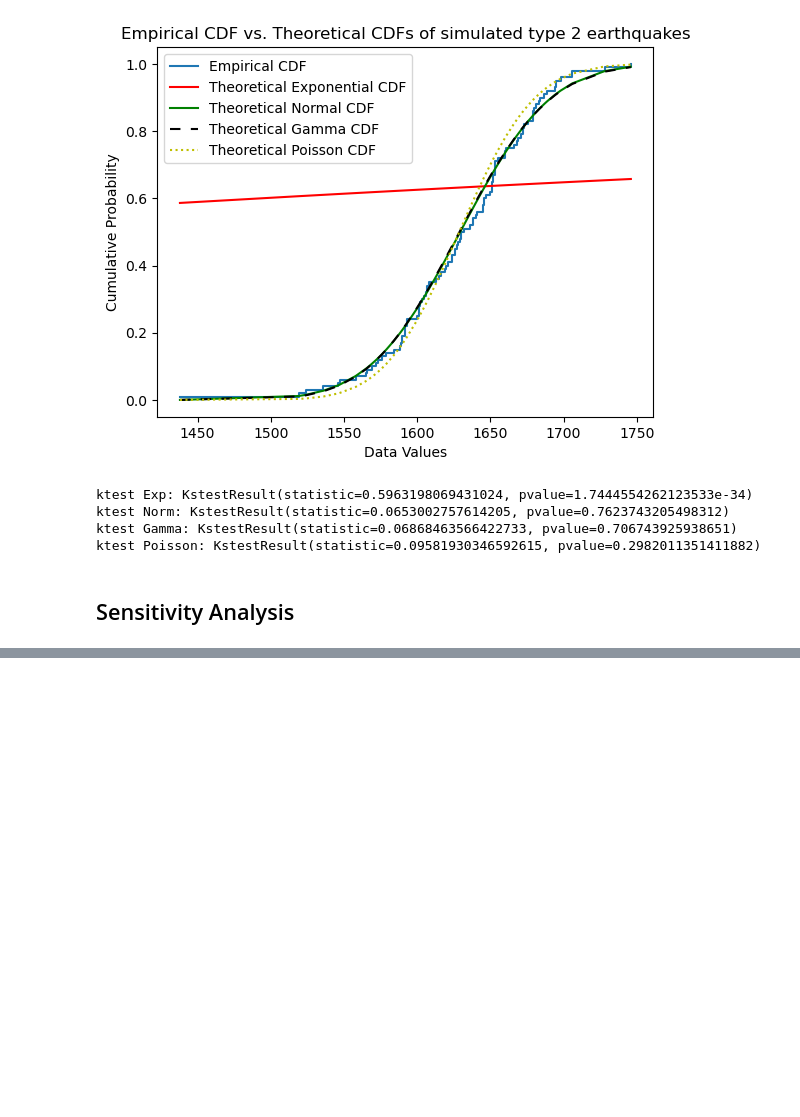
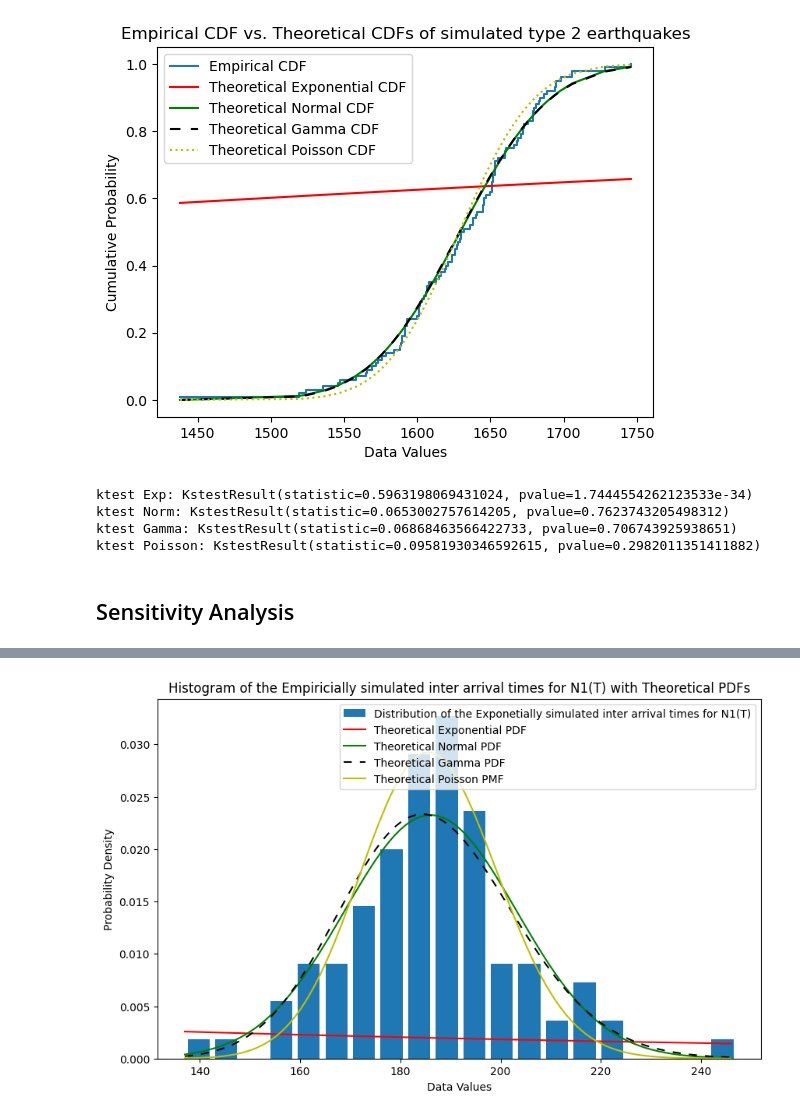
Before and after one commit to Rawbun34/2DF20---Assignment-2, a Jupyter notebook: 2DF20_Assignment_2.ipynb, the cells around one changed output, grey strips where cells are left out. Drawn from its saved outputs; the diff is of its cells as text; code cells hidden in the pictures; blank space fills up the shorter version.

```diff
--- a/2DF20_Assignment_2.ipynb
+++ b/2DF20_Assignment_2.ipynb
@@ -1324,0 +1425,57 @@ Confidence interval mean N1(T): 184.27 +/- 2.9348805961401565
+# %%
+'''
+Plotting the histogram of the Empirically simulated inter arrival times for N1(T) and compare the fitted distribution of this to 4 probability distribution function:
+Exponential distribution, Normal Distribution, Gamma Distribution, and Poisson distribution.
+Then we check which distributions is a good fit to the distribution of N1(T)
+'''
+
+# Using the method of moments the parameters for an exponential, normal, and gamma distribution are estimated
+M1_emp_N1T = sample_mean_sec_N1T
+M2_emp_N1T = np.mean(np.square(sec_sim_N1T))
+
+# Initializing the Exponential Distribution
+lamEst_emp_N1T = 1 / M1_emp_N1T # lambda = 1 / E[X], formula of lambda
+estExpDist_emp_N1T = stats.expon(scale=1/lamEst_emp_N1T)
+
+# Initializating the Normal Distribution
+muEst_emp_N1T = M1_emp_N1T # mu = M1 (= estimation of x), E[X] = mu
+sigmaEst_emp_N1T = np.sqrt(M2_emp_N1T - M1_emp_N1T**2) # E[X**2] = sigma**2 + mu**2 -> sigma**2 = E[X**2] - mu**2
+estNormDist_emp_N1T = stats.norm(muEst_emp_N1T, sigmaEst_emp_N1T)
+
+# Initializing the Gamma Distribution
+# E[X] = alpha / beta, Var[X] = alpha / beta**2 -> E[X**2] = alpha(alpha + 1) / beta**2.
+# M1 = alpha / beta, M2 = alpha(alpha + 1) / beta**2
+alphaEst_emp_N1T = M1_emp_N1T**2 / (M2_emp_N1T - M1_emp_N1T**2) # Alpha is estimated as M1**2 / (M2 - M1**2)
+betaEst_emp_N1T = M1_emp_N1T / (M2_emp_N1T- M1_emp_N1T**2) # Beta is estimated as M1 / (M2 - M1**2)
+estGammaDist_emp_N1T = stats.gamma(alphaEst_emp_N1T, scale=1/betaEst_emp_N1T)
+
+# Initializing the Poisson Distribution
+# E[X] = lambda
+# Therefore, lambda could be estimated as M1
+lamEst_emp_N1T = M1_emp_N1T
+estPoisDist_emp_N1T = stats.poisson(lamEst_emp_N1T)
+
+# Creating array serving as x-coordinates for plotting the theoretical PDF's/PMF
+# Use of min() and max() to ensure that xs has the same range as NrType2
+xs_emp_N1T = np.arange(min(sec_sim_N1T), max(sec_sim_N1T), 1)
+
+# Visualising the distribution of N1(T) together with the predefined distribution to check
+# which distribution aligns the best with the distribution of the data set
+plt.figure(figsize=(10,6))
+# Plot distribution of N1(T) as a blue histogram
+plt.hist(sec_sim_N1T, rwidth = 0.8, bins=20, density=True, label = 'Distribution of the Exponetially simulated inter arrival times for N1(T)')
+# Plot the theoretical Exponential PDF as a solid red line
+plt.plot(xs_emp_N1T, estExpDist_emp_N1T.pdf(xs_emp_N1T), 'r', label = 'Theoretical Exponential PDF')
+# Plot the theoretical Normal PDF as a solid green line
+plt.plot(xs_emp_N1T, estNormDist_emp_N1T.pdf(xs_emp_N1T), 'g', label = 'Theoretical Normal PDF')
+# Plot the theoretical Gamma PDF as a dashed black line
+plt.plot(xs_emp_N1T, estGammaDist_emp_N1T.pdf(xs_emp_N1T), 'black', linestyle='--', dashes=(5, 5), label = 'Theoretical Gamma PDF')
+# Plot the theoretical Poisson PMF as a dotted yellow line
+plt.plot(xs_emp_N1T, estPoisDist_emp_N1T.pmf(xs_emp_N1T), 'y', label = 'Theoretical Poisson PMF')
+plt.title('Histogram of the Empiricially simulated inter arrival times for N1(T) with Theoretical PDFs')
+plt.xlabel('Data Values')
+plt.ylabel('Probability Density')
+plt.legend()
+plt.show()
+# %% [output]
+[figure, added]
```
Also changed, not shown: parts of 17 cells of this notebook.
